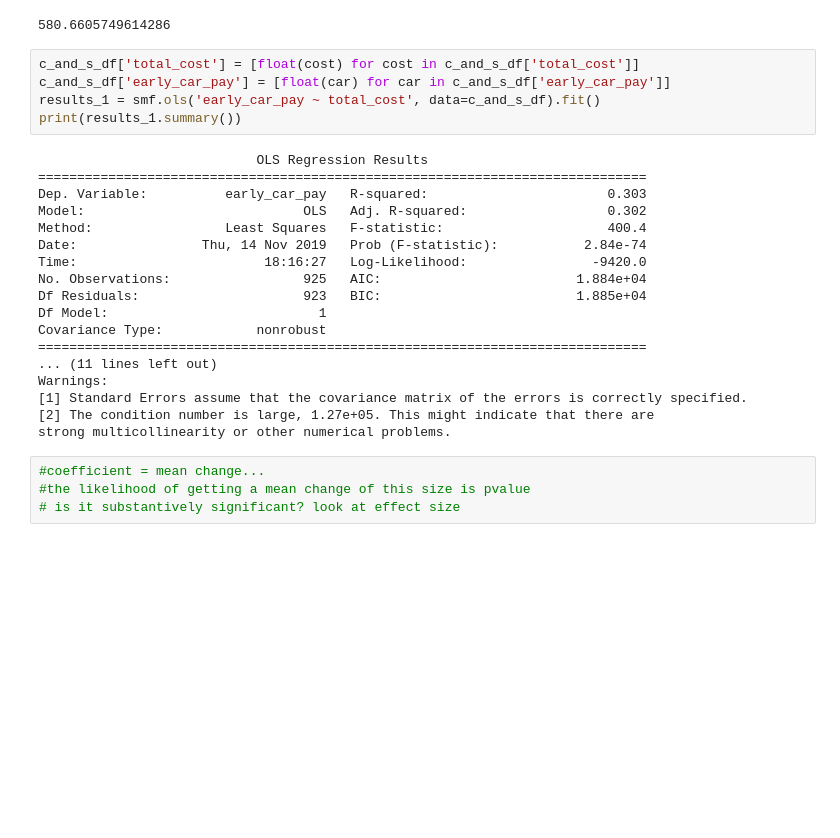
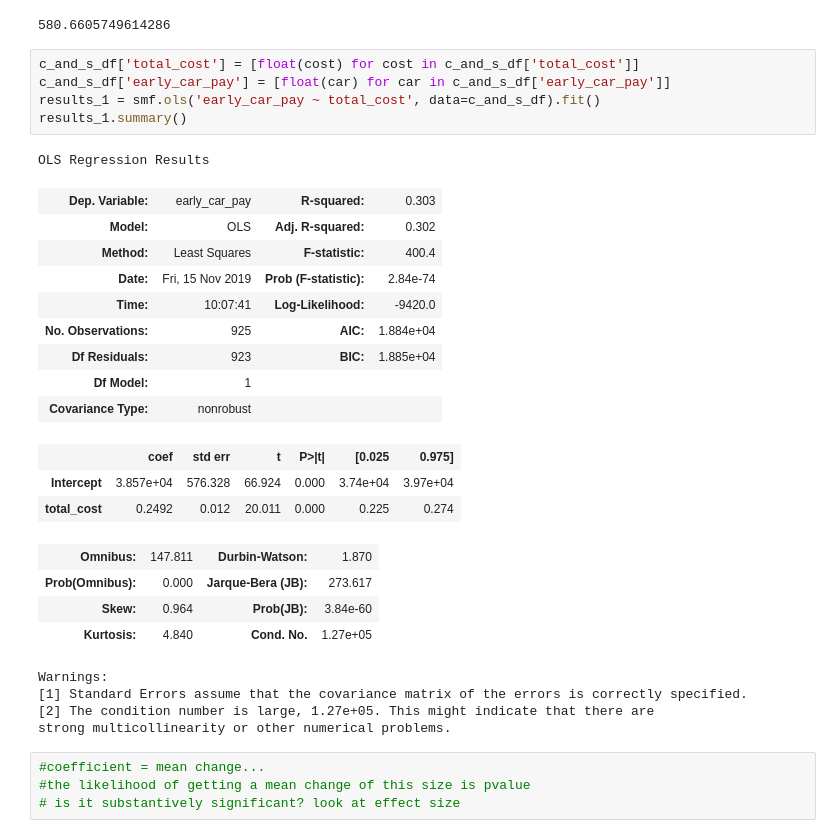
Before and after one commit to gseemann/College_Stats_Test, a Jupyter notebook: Sasha_EDA.ipynb, the cells around one changed output. Drawn from its saved outputs; the diff is of its cells as text; blank space fills up the shorter version.

```diff
--- a/Sasha_EDA.ipynb
+++ b/Sasha_EDA.ipynb
@@ -464,26 +464,30 @@ F_statistic = t**2
 # %%
 c_and_s_df['total_cost'] = [float(cost) for cost in c_and_s_df['total_cost']]
 c_and_s_df['early_car_pay'] = [float(car) for car in c_and_s_df['early_car_pay']]
 results_1 = smf.ols('early_car_pay ~ total_cost', data=c_and_s_df).fit()
-print(results_1.summary())
+results_1.summary()
 # %% [output]
-                            OLS Regression Results
-==============================================================================
-Dep. Variable:          early_car_pay   R-squared:                       0.303
-Model:                            OLS   Adj. R-squared:                  0.302
-Method:                 Least Squares   F-statistic:                     400.4
-Date:                Thu, 14 Nov 2019   Prob (F-statistic):           2.84e-74
-Time:                        18:16:27   Log-Likelihood:                -9420.0
-No. Observations:                 925   AIC:                         1.884e+04
-Df Residuals:                     923   BIC:                         1.885e+04
-Df Model:                           1
-Covariance Type:            nonrobust
-==============================================================================
-... (11 lines left out)
-Warnings:
-[1] Standard Errors assume that the covariance matrix of the errors is correctly specified.
-[2] The condition number is large, 1.27e+05. This might indicate that there are
-strong multicollinearity or other numerical problems.
+OLS Regression Results
+| Dep. Variable: | early_car_pay | R-squared: | 0.303 |
+| Model: | OLS | Adj. R-squared: | 0.302 |
+| Method: | Least Squares | F-statistic: | 400.4 |
+| Date: | Fri, 15 Nov 2019 | Prob (F-statistic): | 2.84e-74 |
+| Time: | 10:07:41 | Log-Likelihood: | -9420.0 |
+| No. Observations: | 925 | AIC: | 1.884e+04 |
+| Df Residuals: | 923 | BIC: | 1.885e+04 |
+| Df Model: | 1 |  |  |
+| Covariance Type: | nonrobust |  |  |
+|  | coef | std err | t | P>|t| | [0.025 | 0.975] |
+| Intercept | 3.857e+04 | 576.328 | 66.924 | 0.000 | 3.74e+04 | 3.97e+04 |
+| total_cost | 0.2492 | 0.012 | 20.011 | 0.000 | 0.225 | 0.274 |
+| Omnibus: | 147.811 | Durbin-Watson: | 1.870 |
+| Prob(Omnibus): | 0.000 | Jarque-Bera (JB): | 273.617 |
+| Skew: | 0.964 | Prob(JB): | 3.84e-60 |
+| Kurtosis: | 4.840 | Cond. No. | 1.27e+05 |
+Warnings:
+[1] Standard Errors assume that the covariance matrix of the errors is correctly specified.
+[2] The condition number is large, 1.27e+05. This might indicate that there are
+strong multicollinearity or other numerical problems.
 # %%
 #coefficient = mean change...
 #the likelihood of getting a mean change of this size is pvalue
```
Also changed, not shown: parts of 9 cells of this notebook.
